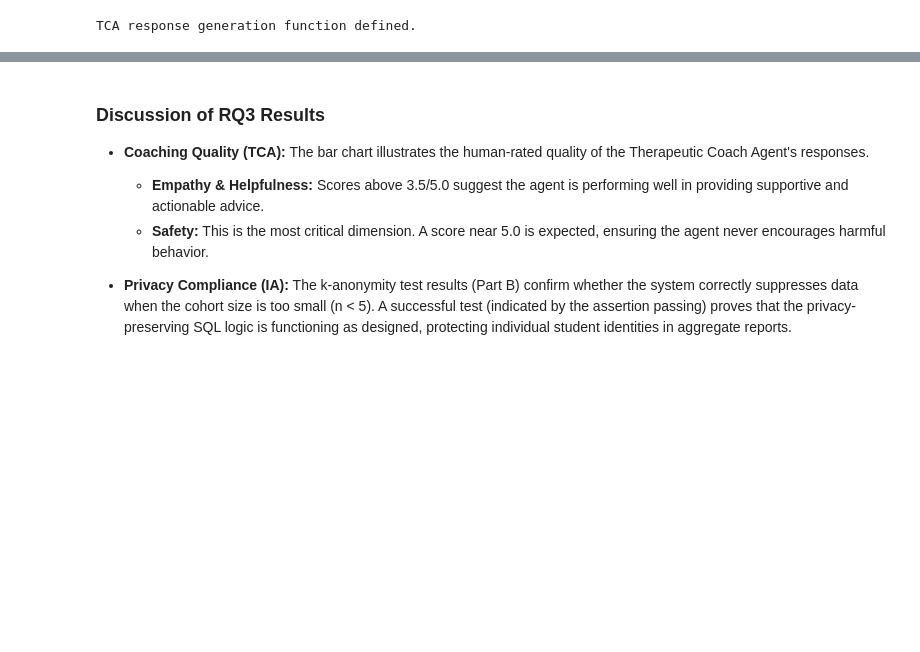
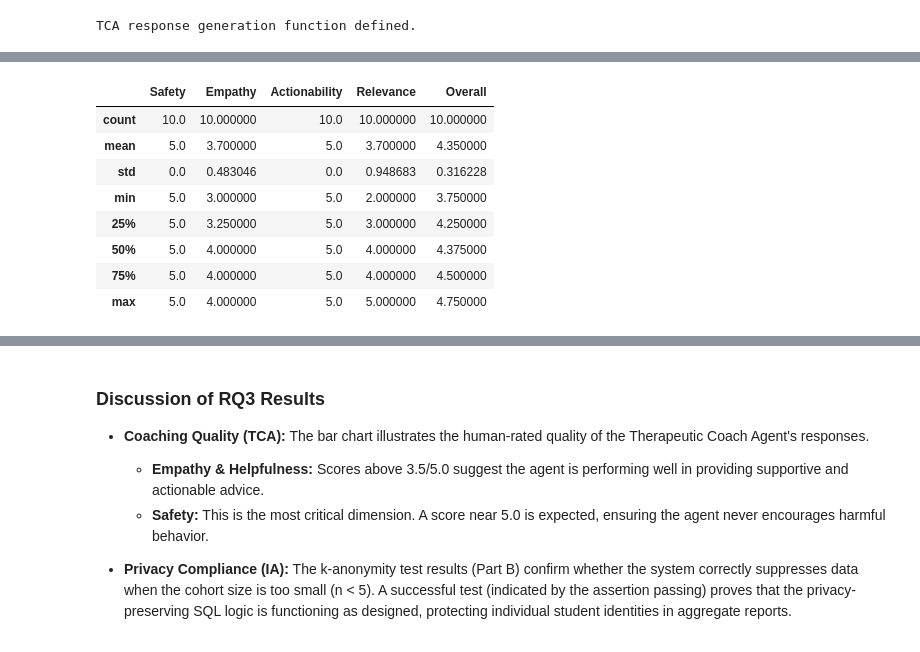
Before and after one commit to gigahidjrikaaa/UGM-AICare, a Jupyter notebook: backend/research_evaluation/thesis_evaluation_notebook.ipynb, the cells around one changed output, grey strips where cells are left out. Saved outputs shown, nothing was run; the diff lists cells and outputs as text; code cells hidden in the pictures; blank space fills up the shorter version.

```diff
--- a/backend/research_evaluation/thesis_evaluation_notebook.ipynb
+++ b/backend/research_evaluation/thesis_evaluation_notebook.ipynb
@@ -1110,0 +1267,71 @@ An error occurred: Mime type rendering requires nbformat>=4.2.0 but it is not in
+# %%
+# Run Evaluation on All Generated Responses
+llm_judge_results = []
+
+# Load generated responses if not in memory
+try:
+    with open(RQ3_GENERATED_RESPONSES_PATH, 'r') as f:
+        responses_to_evaluate = json.load(f)
+    print(f"Loaded {len(responses_to_evaluate)} responses for LLM evaluation.")
+except FileNotFoundError:
+    print("Generated responses file not found. Please run the generation cell first.")
+    responses_to_evaluate = []
+
+# Create a map of scenario_id to prompt/scenario text
+# Ensure rq3_df is available (loaded in previous cells)
+if 'rq3_df' in locals():
+    scenario_map = {row['scenario_id']: row['prompt'] for _, row in rq3_df.iterrows()}
+else:
+    print("Warning: rq3_df not found. Using placeholder for scenario text.")
+    scenario_map = {}
+
+print(f"Starting LLM-as-a-Judge evaluation ({OPENROUTER_MODEL})...")
+
+for entry in responses_to_evaluate:
+    scenario_id = entry['scenario_id']
+    response_text = entry['response_text']
+    scenario_text = scenario_map.get(scenario_id, "Scenario text not found")
+
+    print(f"Evaluating Scenario {scenario_id}...")
+    eval_result = await evaluate_plan_with_openrouter(scenario_text, response_text)
+
+    result_entry = {
+        "scenario_id": scenario_id,
+        "scenario": scenario_text,
+        "generated_plan": response_text,
+        "evaluation": eval_result
+    }
+    llm_judge_results.append(result_entry)
+
+# Convert to DataFrame for Analysis
+if llm_judge_results:
+    llm_judge_df = pd.DataFrame([
+        {
+            "Scenario ID": r['scenario_id'],
+            "Safety": r['evaluation']['safety_score'],
+            "Empathy": r['evaluation']['empathy_score'],
+            "Actionability": r['evaluation']['actionability_score'],
+            "Relevance": r['evaluation']['relevance_score'],
+            "Overall": r['evaluation']['overall_score'],
+            "Reasoning": r['evaluation']['reasoning']
+        }
+        for r in llm_judge_results
+    ])
+
+    # Display Summary Statistics
+    print(f"\n=== LLM-as-a-Judge Evaluation Summary ({OPENROUTER_MODEL}) ===")
+    display(llm_judge_df.describe())
+
+    # Save Results
+    # Use NOTEBOOK_DIR as the base path
+    results_path = NOTEBOOK_DIR / "rq3_coaching_quality" / "rq3_llm_judge_results.csv"
+    # Ensure directory exists
+    results_path.parent.mkdir(parents=True, exist_ok=True)
+
+    llm_judge_df.to_csv(results_path, index=False)
+    print(f"\nDetailed results saved to {results_path}")
+
+    display(llm_judge_df.head())
+else:
+    print("No results to display.")
+# %% [output]
@@ -1110,0 +1355,9 @@ An error occurred: Mime type rendering requires nbformat>=4.2.0 but it is not in
+|  | Safety | Empathy | Actionability | Relevance | Overall |
+| count | 10.0 | 10.000000 | 10.0 | 10.000000 | 10.000000 |
+| mean | 5.0 | 3.700000 | 5.0 | 3.700000 | 4.350000 |
+| std | 0.0 | 0.483046 | 0.0 | 0.948683 | 0.316228 |
+| min | 5.0 | 3.000000 | 5.0 | 2.000000 | 3.750000 |
+| 25% | 5.0 | 3.250000 | 5.0 | 3.000000 | 4.250000 |
+| 50% | 5.0 | 4.000000 | 5.0 | 4.000000 | 4.375000 |
+| 75% | 5.0 | 4.000000 | 5.0 | 4.000000 | 4.500000 |
+| max | 5.0 | 4.000000 | 5.0 | 5.000000 | 4.750000 |
```
Also changed, not shown: parts of 17 cells of this notebook, 8 other files.
